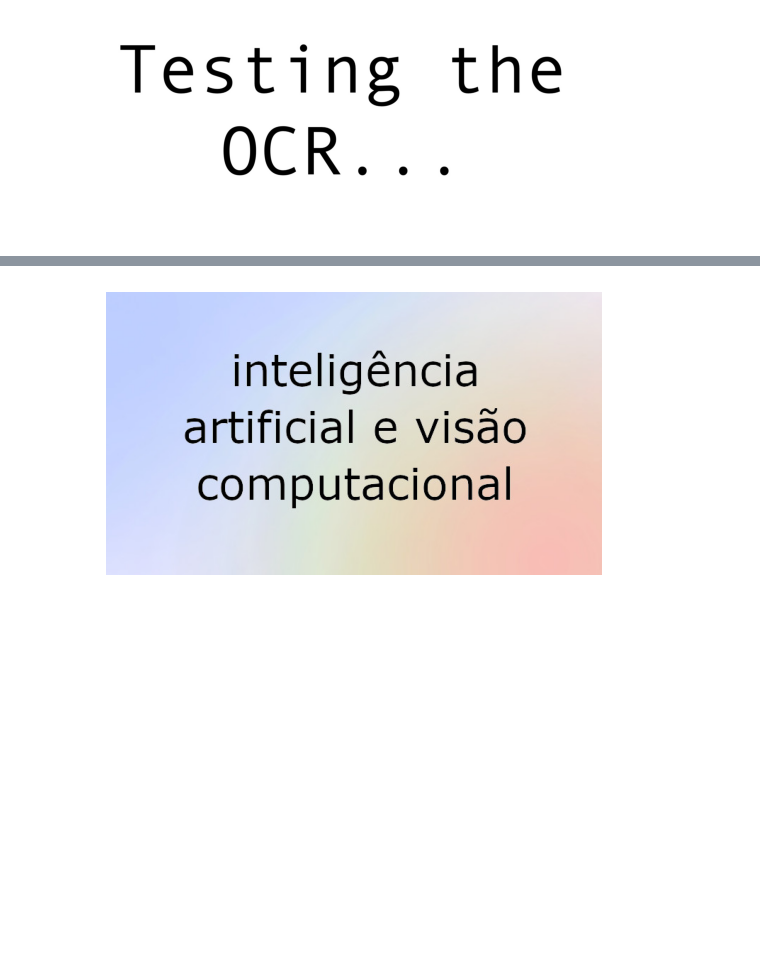
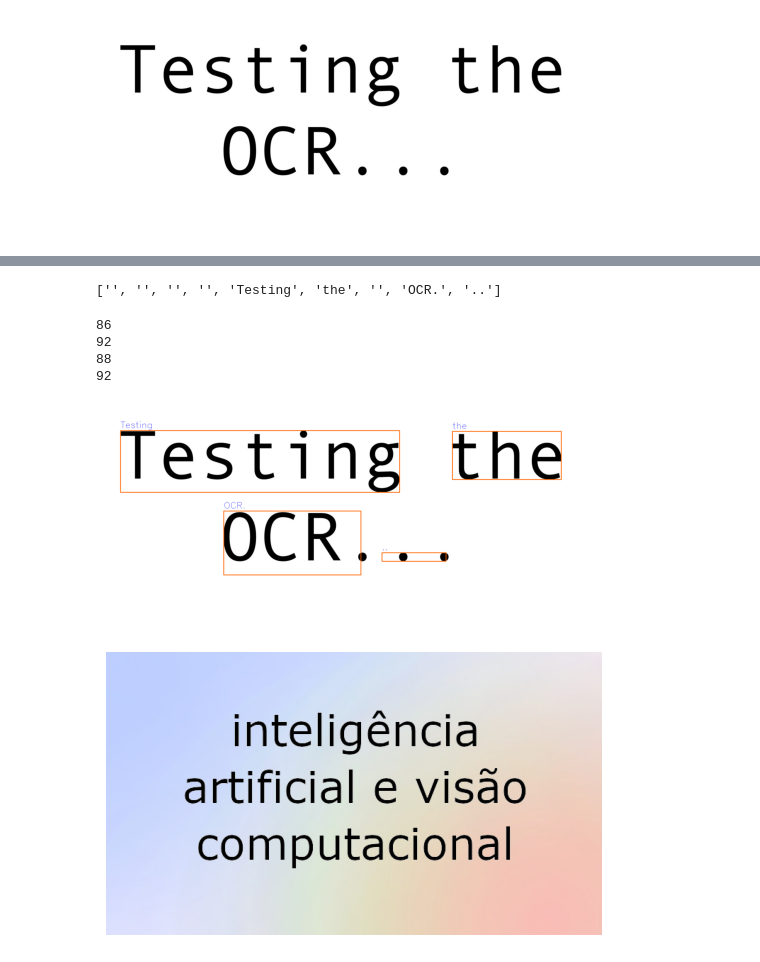
Before and after one commit to sonsungjong/python, a Jupyter notebook: OCR/OCR with Tesseract.ipynb, the cells around one changed output, grey strips where cells are left out. Saved outputs shown, nothing was run; the diff lists cells and outputs as text; code cells hidden in the pictures; blank space fills up the shorter version.

```diff
--- a/OCR/OCR with Tesseract.ipynb
+++ b/OCR/OCR with Tesseract.ipynb
@@ -162,5 +310,5 @@ plt.show()
 [figure]
 # %%
 config_tesseract = '--tessdata-dir tessdata'
-result = pytesseract.image_to_data(rgb, config=config_tesseract, lang='eng+kor', output_type=Output.DICT)
+result = pytesseract.image_to_data(rgb, config=config_tesseract, lang='eng+kor+kor_vert', output_type=Output.DICT)
 result
@@ -167,6 +328,8 @@ result
 # %%
 # extracted texts
 result['text']
+# %% [output]
+['', '', '', '', 'Testing', 'the', '', 'OCR.', '..']
 # %%
 def bounding_box(result, img, i, color=(255,100,0)):
     x = result['left'][i]
@@ -179,16 +342,25 @@ def bounding_box(result, img, i, color=(255,100,0)):
 # %%
 # 40% 이상 감지된 부분에 박스 표시해보기
 
 min_confidence = 40             # minimum confidence level to consider a text valid (40% 이상 정확도만 해당하게)
 img_copy = rgb.copy()
 for idx in range(0, len(result['text'])):
     confidence = int(result['conf'][idx])
     if confidence > min_confidence:
         print(confidence)
         x, y, img = bounding_box(result, img_copy, idx)
         text = result['text'][idx]
         cv2.putText(img_copy, text, (x,y-10), cv2.FONT_HERSHEY_SIMPLEX, 1.1, (0, 0, 255))       # 글자 표시 (영어만 가능해서 밑에 폰트 추가버전 사용 권장...)
-cv2.imshow(img_copy)
+# cv2.imshow(img_copy)
+plt.imshow(img_copy, cmap='gray')
+plt.axis('off')
+plt.show()
+# %% [output]
+86
+92
+88
+92
+[figure, added]
 # %%
 img = cv2.imread('./content/test02-02.jpg')
 rgb = cv2.cvtColor(img, cv2.COLOR_BGR2RGB)
```
Also changed, not shown: parts of 27 cells of this notebook, 3 other files.
